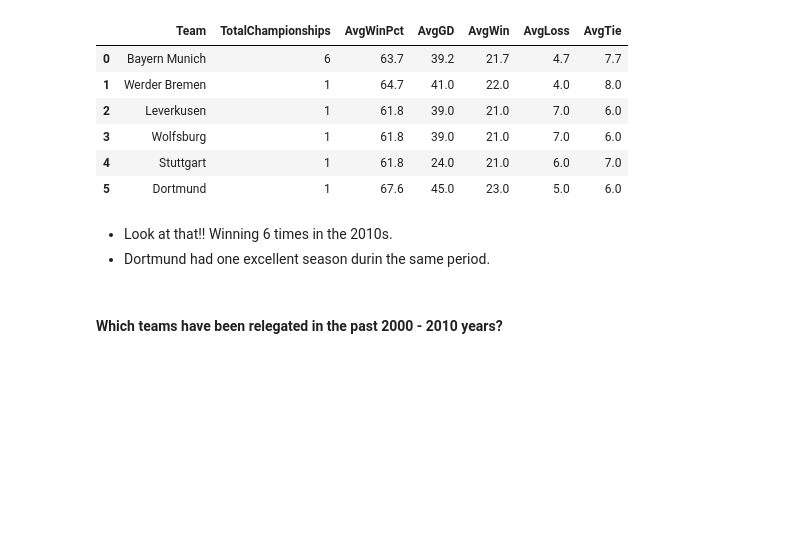
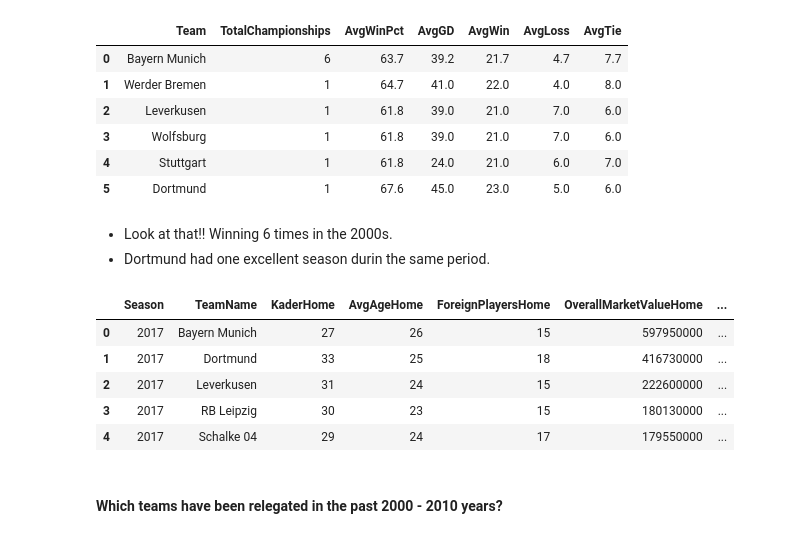
Before and after one commit to henokyemam/Wrangling_PySpark, a Jupyter notebook: 02_SparkTraining.ipynb, the cells around one changed output. Cells and saved outputs as stored; diff of their text form; code cells hidden in the pictures; blank space fills up the shorter version.

```diff
--- a/02_SparkTraining.ipynb
+++ b/02_SparkTraining.ipynb
@@ -197,8 +169,18 @@ table.groupby('Team').agg(count('Team').alias("TotalChampionships"),
 | 4 | Stuttgart | 1 | 61.8 | 24.0 | 21.0 | 6.0 | 7.0 |
 | 5 | Dortmund | 1 | 67.6 | 45.0 | 23.0 | 5.0 | 6.0 |
 # %% [markdown]
-* Look at that!! Winning 6 times in the 2010s.
+* Look at that!! Winning 6 times in the 2000s.
 * Dortmund had one excellent season durin the same period.
+# %%
+df_teams = load_dataframe('./Data/Teams.csv')
+df_teams.limit(5).toPandas()
+# %% [output]
+|  | Season | TeamName | KaderHome | AvgAgeHome | ForeignPlayersHome | OverallMarketValueHome | ... |
+| 0 | 2017 | Bayern Munich | 27 | 26 | 15 | 597950000 | ... |
+| 1 | 2017 | Dortmund | 33 | 25 | 18 | 416730000 | ... |
+| 2 | 2017 | Leverkusen | 31 | 24 | 15 | 222600000 | ... |
+| 3 | 2017 | RB Leipzig | 30 | 23 | 15 | 180130000 | ... |
+| 4 | 2017 | Schalke 04 | 29 | 24 | 17 | 179550000 | ... |
 # %% [markdown]
 #### Which teams have been relegated in the past 2000 - 2010 years?
 # %%
```
Also changed, not shown: parts of 17 cells of this notebook.
